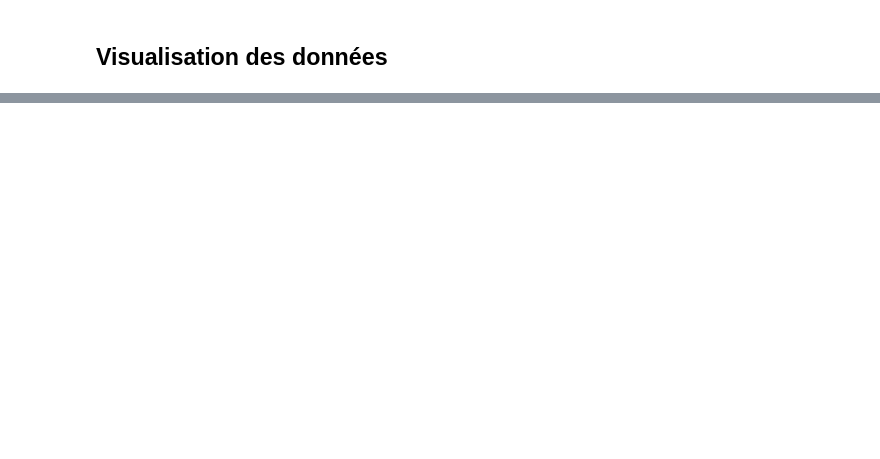
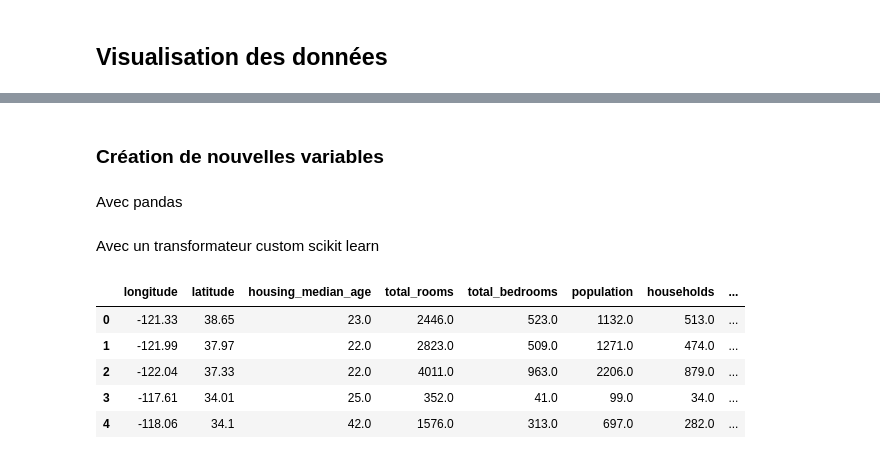
Before and after one commit to thomas-marquis/learn-ml-housing, a Jupyter notebook: housing.ipynb, the cells around one changed output, grey strips where cells are left out. Cells and saved outputs as stored; diff of their text form; code cells hidden in the pictures; blank space fills up the shorter version.

```diff
--- a/housing.ipynb
+++ b/housing.ipynb
@@ -111,0 +245,4 @@ array([[<AxesSubplot:title={'center':'longitude'}>,
+# %% [markdown]
+### Création de nouvelles variables
+# %% [markdown]
+Avec pandas
@@ -111,0 +253,36 @@ array([[<AxesSubplot:title={'center':'longitude'}>,
+# %% [markdown]
+Avec un transformateur custom scikit learn
+# %%
+from  sklearn.base import BaseEstimator, TransformerMixin
+import numpy as np
+
+class CombineAttributes(BaseEstimator, TransformerMixin):
+    def __init__(self, indexes, add_bedrooms_per_room=True):
+        self.indexes = indexes
+        self.rooms_idx, self.bedrooms_idx, self.population_idx, self.household_idx = indexes
+        self.add_bedrooms_per_room = add_bedrooms_per_room
+
+    def fit(self, X, y=None):
+        return self
+
+    def transform(self, X, y=None):
+        rooms_per_household = X[:, self.rooms_idx] / X[:, self.household_idx]
+        population_per_household = X[:, self.population_idx] / X[:, self.household_idx]
+        if self.add_bedrooms_per_room:
+            bedrooms_per_room = X[:, self.bedrooms_idx] / X[:, self.rooms_idx]
+            return np.c_[X, rooms_per_household, population_per_household, bedrooms_per_room]
+        return np.c_[X, rooms_per_household, population_per_household]
+
+housing = train_set.copy()
+
+combiner = CombineAttributes((3, 4, 5, 6))
+new_cols = ['rooms_per_household', 'population_per_household', 'bedrooms_per_room']
+housing = pd.DataFrame(combiner.transform(housing.values), columns=list(housing.columns) + new_cols)
+housing.head()
+# %% [output]
+|  | longitude | latitude | housing_median_age | total_rooms | total_bedrooms | population | households | ... |
+| 0 | -121.33 | 38.65 | 23.0 | 2446.0 | 523.0 | 1132.0 | 513.0 | ... |
+| 1 | -121.99 | 37.97 | 22.0 | 2823.0 | 509.0 | 1271.0 | 474.0 | ... |
+| 2 | -122.04 | 37.33 | 22.0 | 4011.0 | 963.0 | 2206.0 | 879.0 | ... |
+| 3 | -117.61 | 34.01 | 25.0 | 352.0 | 41.0 | 99.0 | 34.0 | ... |
+| 4 | -118.06 | 34.1 | 42.0 | 1576.0 | 313.0 | 697.0 | 282.0 | ... |
```
Also changed, not shown: parts of 72 cells of this notebook, 2 other files.
